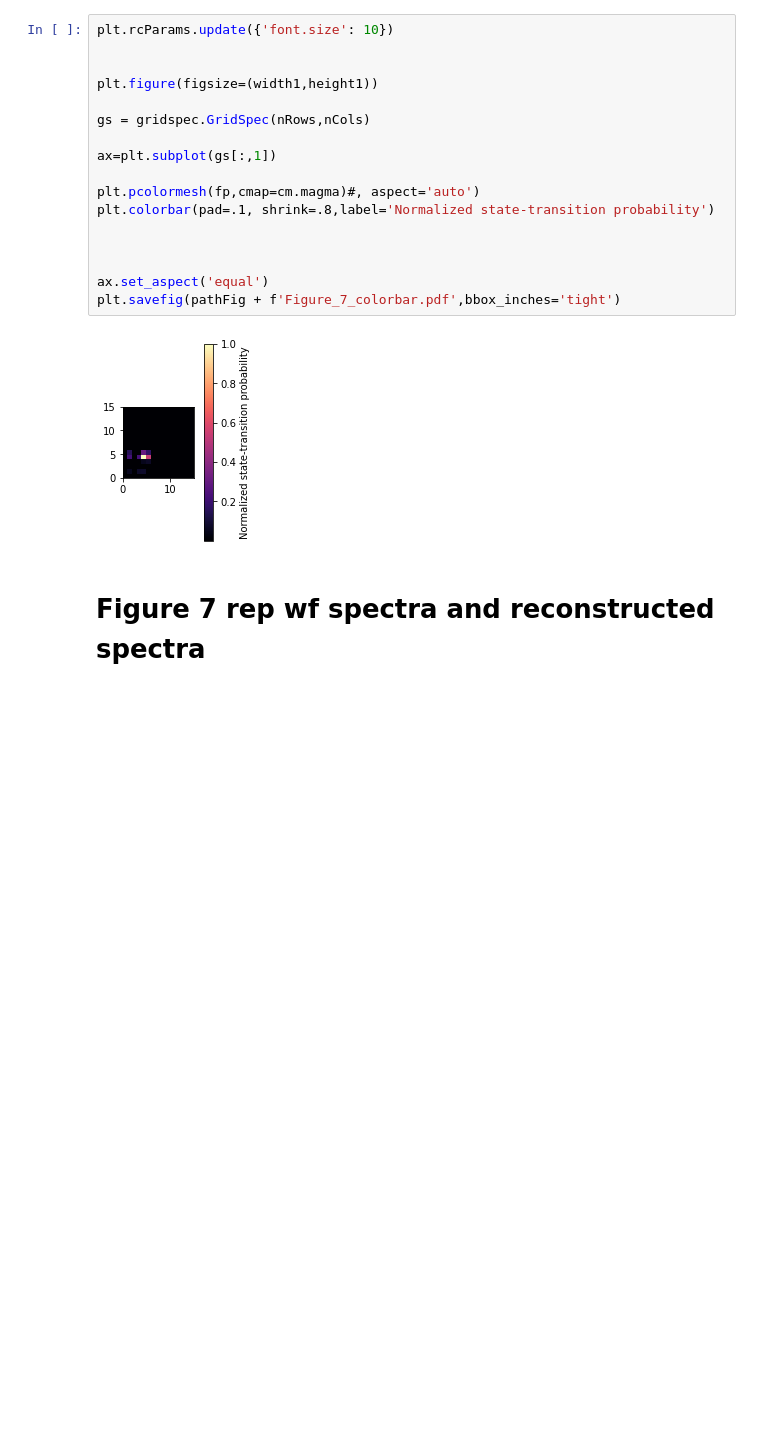
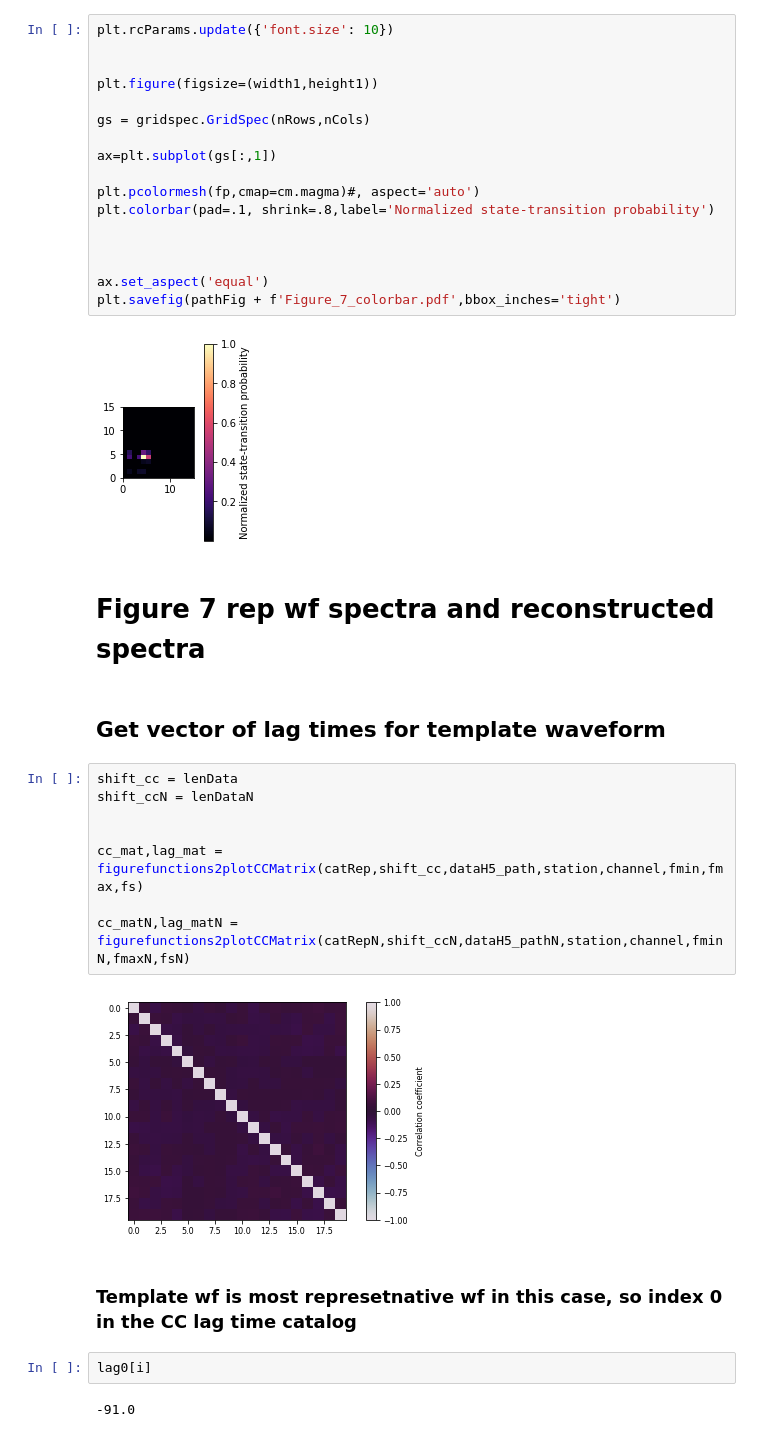
Before and after one commit to tsawi/Unsupervised_ML_Gornergletscher, a Jupyter notebook: notebooks/plotFigures5-7.ipynb, the cells around one changed output. Saved outputs shown, nothing was run; the diff lists cells and outputs as text; blank space fills up the shorter version.

```diff
--- a/notebooks/plotFigures5-7.ipynb
+++ b/notebooks/plotFigures5-7.ipynb
@@ -1033,3 +1033,21 @@ plt.savefig(pathFig + f'Figure_7_colorbar.pdf',bbox_inches='tight')
 [figure]
 # %% [markdown]
 # Figure 7 rep wf spectra and reconstructed spectra
+# %% [markdown]
+## Get vector of lag times for template waveform
+# %%
+shift_cc = lenData
+shift_ccN = lenDataN
+
+
+cc_mat,lag_mat = figurefunctions2plotCCMatrix(catRep,shift_cc,dataH5_path,station,channel,fmin,fmax,fs)
+
+cc_matN,lag_matN = figurefunctions2plotCCMatrix(catRepN,shift_ccN,dataH5_pathN,station,channel,fminN,fmaxN,fsN)
+# %% [output]
+[figure, added]
+# %% [markdown]
+### Template wf is most represetnative wf in this case, so index 0 in the CC lag time catalog
+# %%
+lag0[i]
+# %% [output]
+-91.0
```
Also changed, not shown: parts of 15 cells of this notebook, 18 other files.
